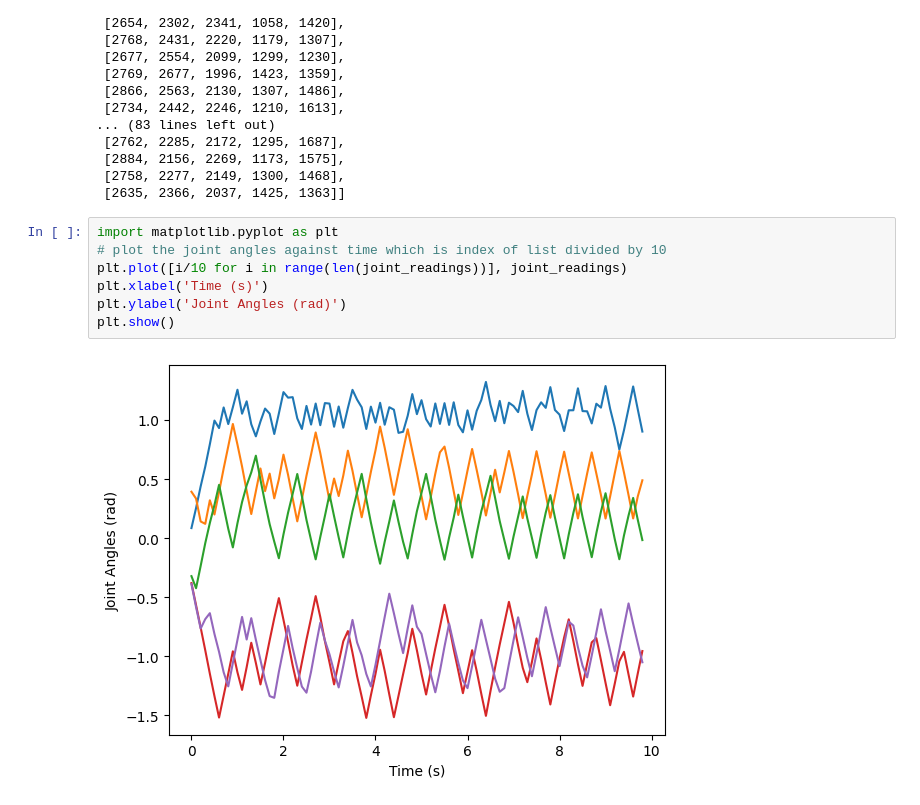
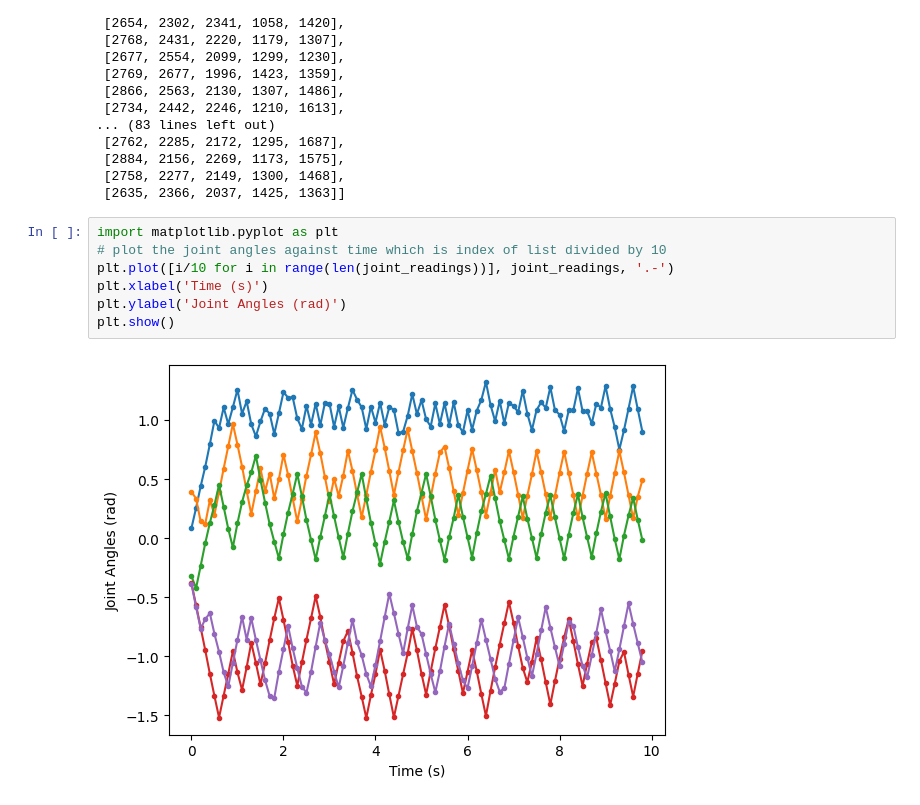
Before and after one commit to notvenky/proj1, a Jupyter notebook: wriggly/hardware/control/oscillator/note.ipynb, the cells around one changed output. Cells and saved outputs as stored; diff of their text form.

```diff
--- a/wriggly/hardware/control/oscillator/note.ipynb
+++ b/wriggly/hardware/control/oscillator/note.ipynb
@@ -81,9 +81,9 @@ dxl_positions
 # %%
 import matplotlib.pyplot as plt
 # plot the joint angles against time which is index of list divided by 10
-plt.plot([i/10 for i in range(len(joint_readings))], joint_readings)
+plt.plot([i/10 for i in range(len(joint_readings))], joint_readings, '.-')
 plt.xlabel('Time (s)')
 plt.ylabel('Joint Angles (rad)')
 plt.show()
 # %% [output]
-[figure, old version]
+[figure, new version]
```
Also changed, not shown: parts of 1 cell of this notebook, 6 other files.
